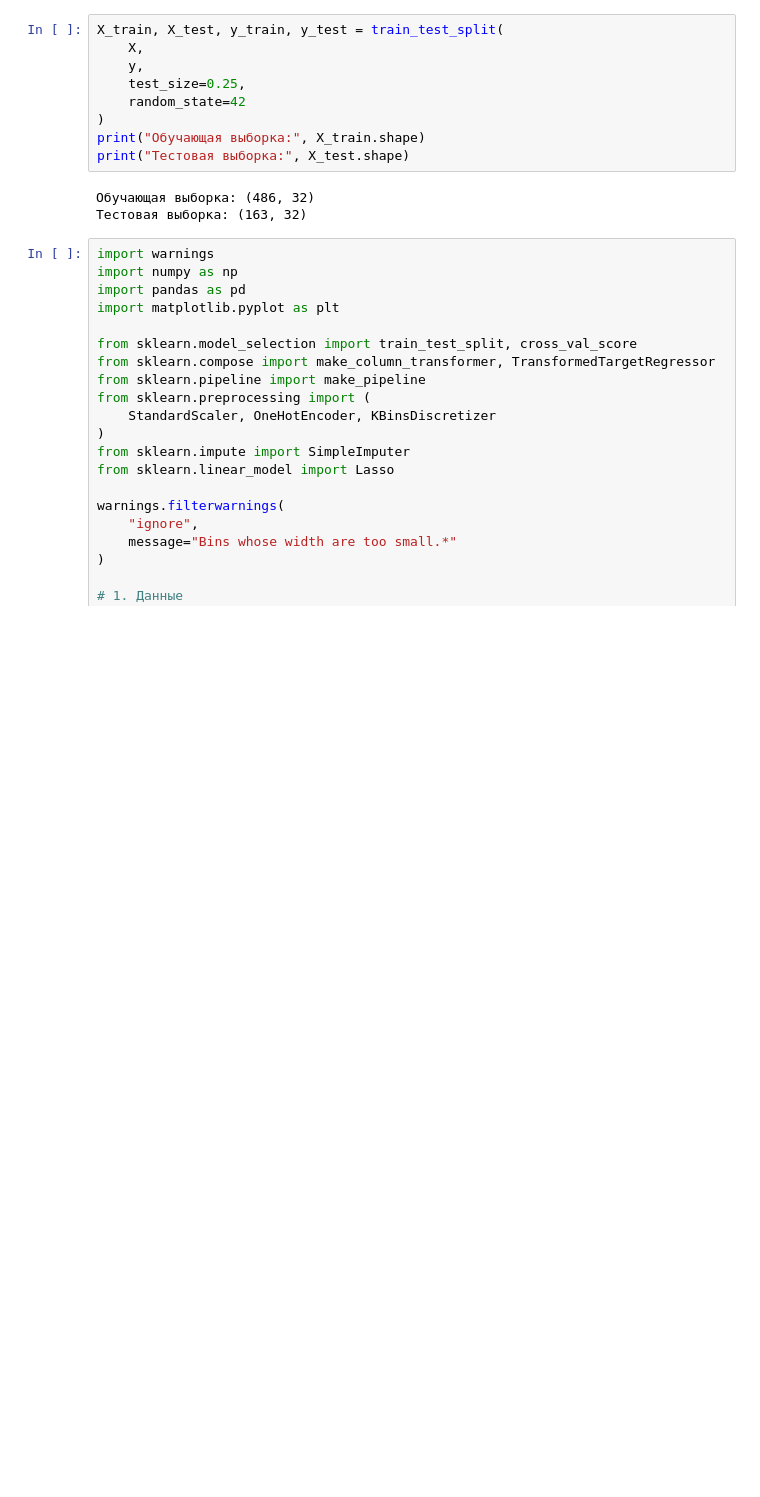
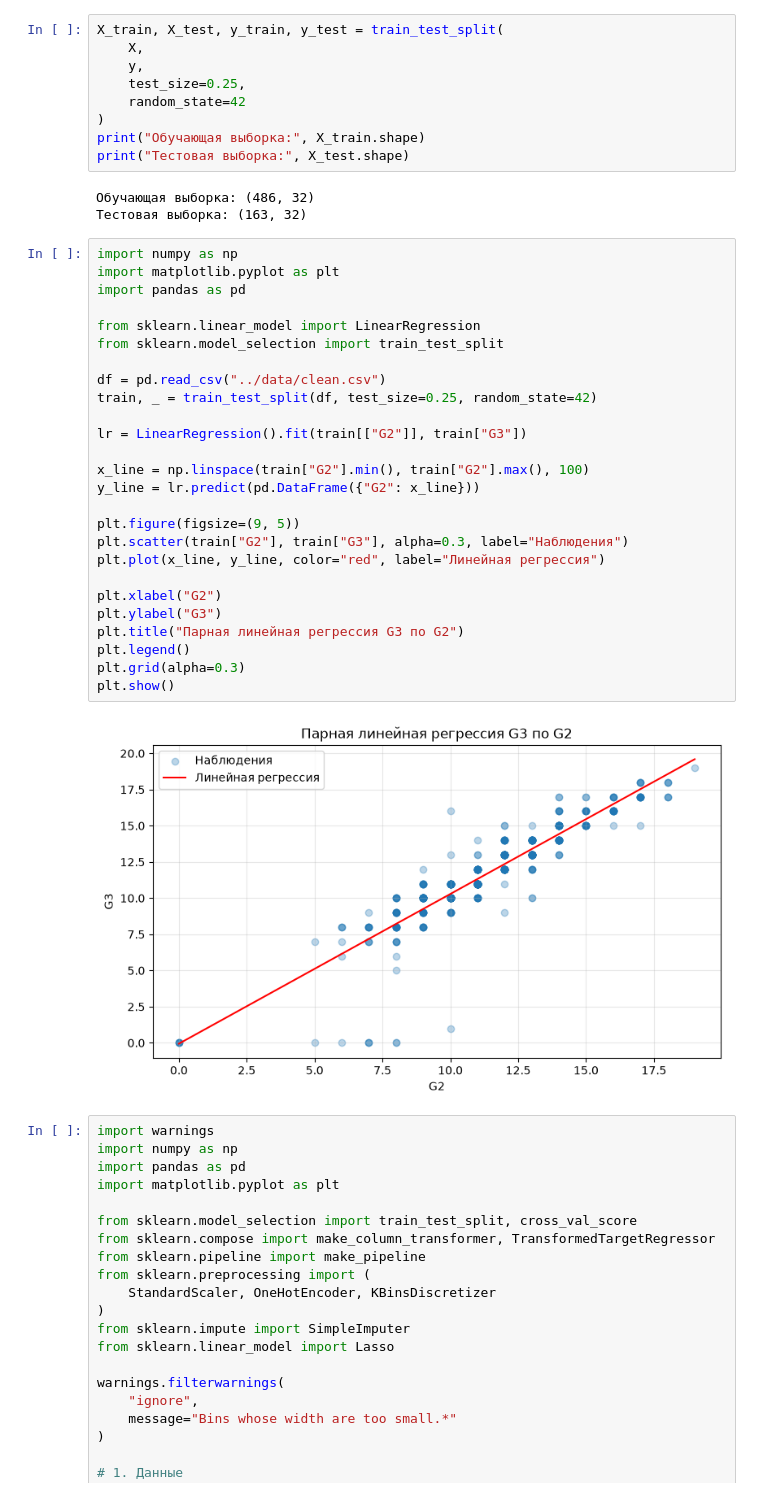
Before and after one commit to MalikovNurdaulet/PAD-MLproject, a Jupyter notebook: notebooks/03_regression.ipynb, the cells around one changed output. Drawn from its saved outputs; the diff is of its cells as text; blank space fills up the shorter version.

```diff
--- a/notebooks/03_regression.ipynb
+++ b/notebooks/03_regression.ipynb
@@ -56,6 +56,34 @@ print("Тестовая выборка:", X_test.shape)
 # %% [output]
 Обучающая выборка: (486, 32)
 Тестовая выборка: (163, 32)
+# %%
+import numpy as np
+import matplotlib.pyplot as plt
+import pandas as pd
+
+from sklearn.linear_model import LinearRegression
+from sklearn.model_selection import train_test_split
+
+df = pd.read_csv("../data/clean.csv")
+train, _ = train_test_split(df, test_size=0.25, random_state=42)
+
+lr = LinearRegression().fit(train[["G2"]], train["G3"])
+
+x_line = np.linspace(train["G2"].min(), train["G2"].max(), 100)
+y_line = lr.predict(pd.DataFrame({"G2": x_line}))
+
+plt.figure(figsize=(9, 5))
+plt.scatter(train["G2"], train["G3"], alpha=0.3, label="Наблюдения")
+plt.plot(x_line, y_line, color="red", label="Линейная регрессия")
+
+plt.xlabel("G2")
+plt.ylabel("G3")
+plt.title("Парная линейная регрессия G3 по G2")
+plt.legend()
+plt.grid(alpha=0.3)
+plt.show()
+# %% [output]
+[figure, added]
 # %%
 import warnings
 import numpy as np
```
Also changed, not shown: parts of 2 cells of this notebook, 12 other files.
